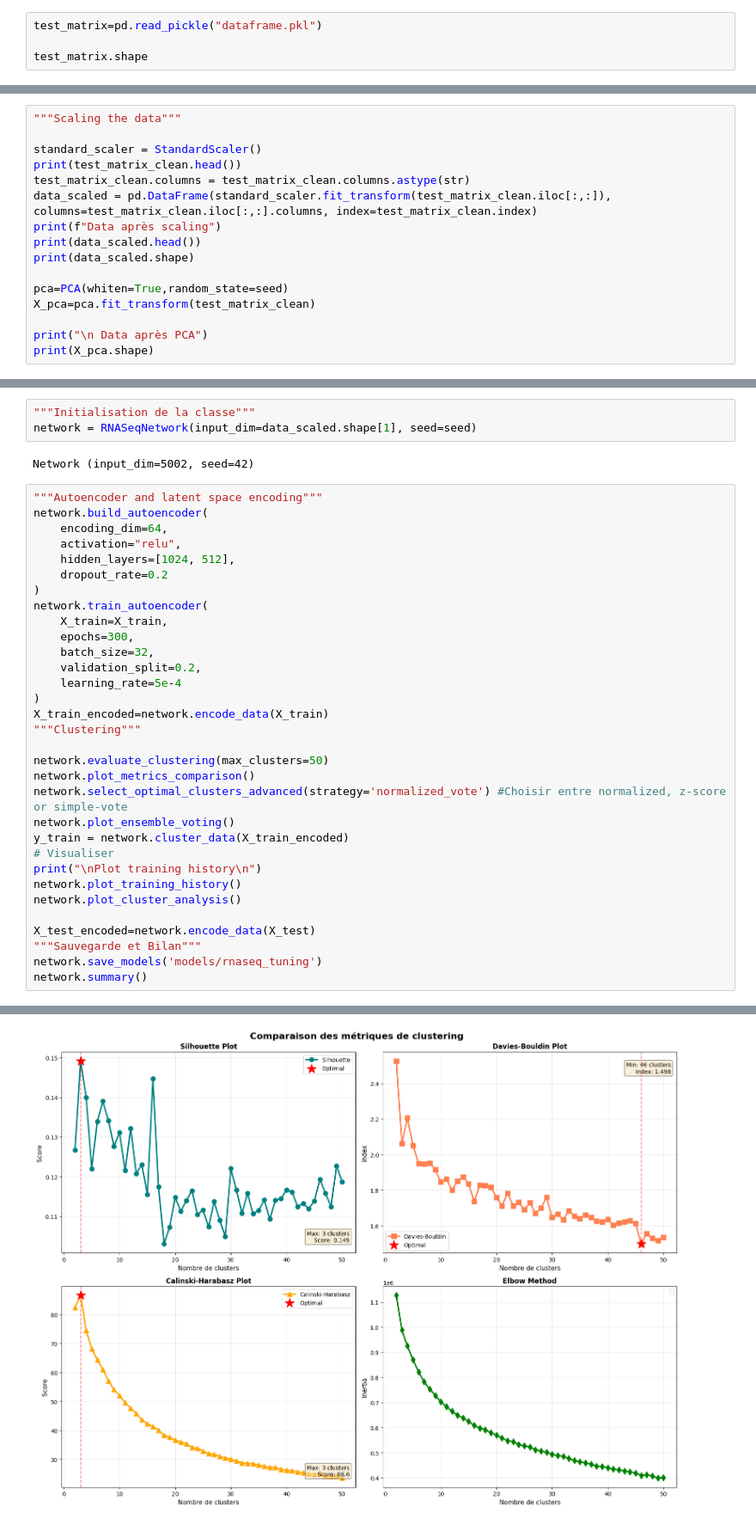
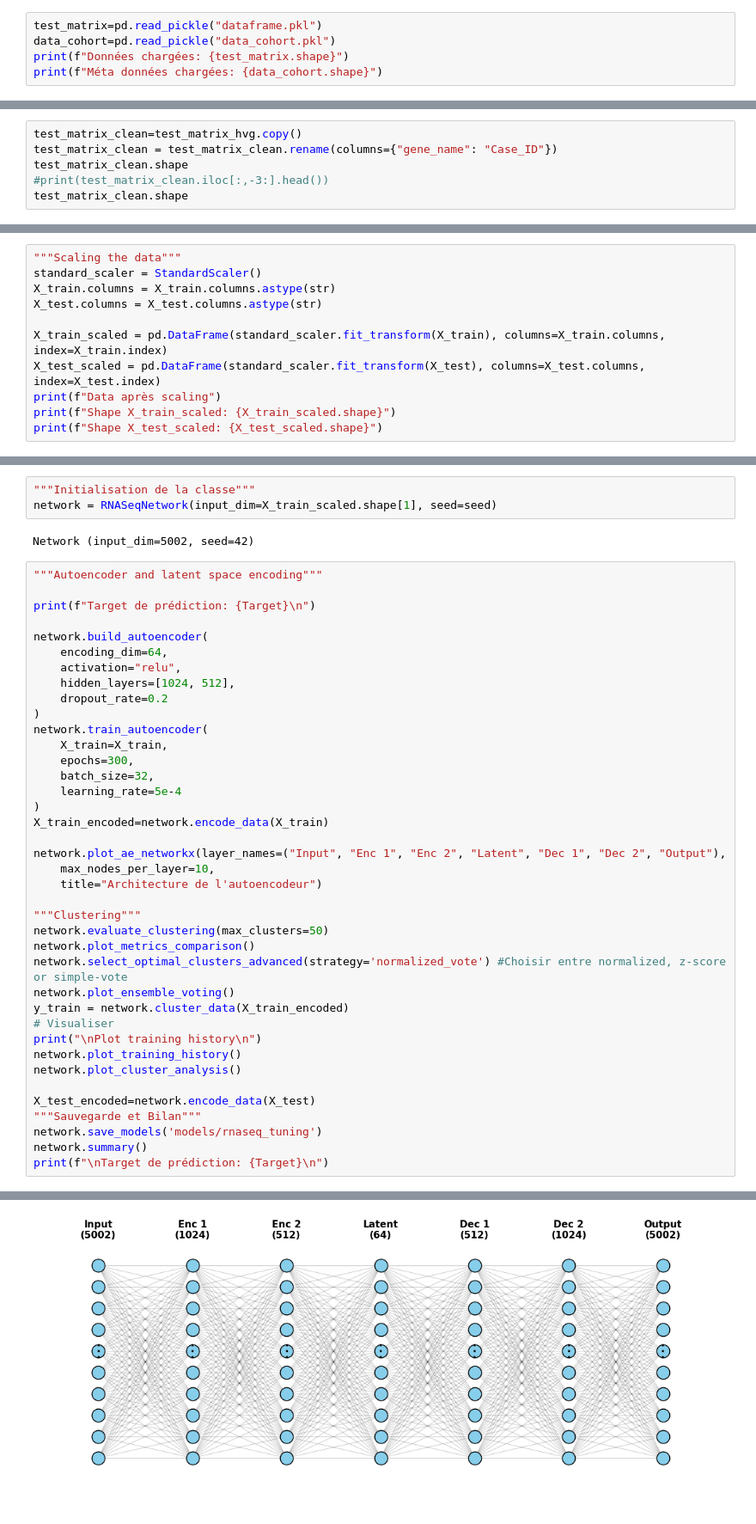
Before and after one commit to PCamargo710/UM5BIP12_Deep-Learning-KASSIOUI-LARDJANI-CAMARGO, a Jupyter notebook: Projet_DL.ipynb, the cells around one changed output, grey strips where cells are left out. Shown at 86% size. Cells and saved outputs as stored; diff of their text form.

Commit message:
Separation of scripts, streamline the usage of network class, implementation of AE visualisation using networkx, assessment of reproductibility issue

```diff
--- a/Projet_DL.ipynb
+++ b/Projet_DL.ipynb
@@ -250,5 +82,6 @@ test_matrix.head()
 # %%
 test_matrix=pd.read_pickle("dataframe.pkl")
-
-test_matrix.shape
+data_cohort=pd.read_pickle("data_cohort.pkl")
+print(f"Données chargées: {test_matrix.shape}")
+print(f"Méta données chargées: {data_cohort.shape}")
 # %% [output]
@@ -339,0 +172,6 @@ TCGA-A2-A04T  4.561892  0.922514  0.060624
+# %%
+test_matrix_clean=test_matrix_hvg.copy()
+test_matrix_clean = test_matrix_clean.rename(columns={"gene_name": "Case_ID"})
+test_matrix_clean.shape
+#print(test_matrix_clean.iloc[:,-3:].head())
+test_matrix_clean.shape
@@ -340,17 +253,12 @@ TCGA-A2-A04T  4.561892  0.922514  0.060624
 # %%
 """Scaling the data"""
+standard_scaler = StandardScaler()
+X_train.columns = X_train.columns.astype(str)
+X_test.columns = X_test.columns.astype(str)
 
-standard_scaler = StandardScaler()
-print(test_matrix_clean.head())
-test_matrix_clean.columns = test_matrix_clean.columns.astype(str)
-data_scaled = pd.DataFrame(standard_scaler.fit_transform(test_matrix_clean.iloc[:,:]), columns=test_matrix_clean.iloc[:,:].columns, index=test_matrix_clean.index)
+X_train_scaled = pd.DataFrame(standard_scaler.fit_transform(X_train), columns=X_train.columns, index=X_train.index)
+X_test_scaled = pd.DataFrame(standard_scaler.fit_transform(X_test), columns=X_test.columns, index=X_test.index)
 print(f"Data après scaling")
-print(data_scaled.head())
-print(data_scaled.shape)
-
-pca=PCA(whiten=True,random_state=seed)
-X_pca=pca.fit_transform(test_matrix_clean)
-
-print("\n Data après PCA")
-print(X_pca.shape)
+print(f"Shape X_train_scaled: {X_train_scaled.shape}")
+print(f"Shape X_test_scaled: {X_test_scaled.shape}")
 # %% [output]
@@ -1155,11 +1148,14 @@ class RNASeqNetwork:
 ## Usage of Class
 # %%
 """Initialisation de la classe"""
-network = RNASeqNetwork(input_dim=data_scaled.shape[1], seed=seed)
+network = RNASeqNetwork(input_dim=X_train_scaled.shape[1], seed=seed)
 # %% [output]
 Network (input_dim=5002, seed=42)
 # %%
 """Autoencoder and latent space encoding"""
+
+print(f"Target de prédiction: {Target}\n")
+
 network.build_autoencoder(
     encoding_dim=64,
     activation="relu",
@@ -1170,12 +1166,15 @@ network.train_autoencoder(
     X_train=X_train,
     epochs=300,
     batch_size=32,
-    validation_split=0.2,
     learning_rate=5e-4
 )
 X_train_encoded=network.encode_data(X_train)
+
+network.plot_ae_networkx(layer_names=("Input", "Enc 1", "Enc 2", "Latent", "Dec 1", "Dec 2", "Output"),
+    max_nodes_per_layer=10,
+    title="Architecture de l'autoencodeur")
+
 """Clustering"""
-
 network.evaluate_clustering(max_clusters=50)
 network.plot_metrics_comparison()
 network.select_optimal_clusters_advanced(strategy='normalized_vote') #Choisir entre normalized, z-score or simple-vote
@@ -1190,4 +1189,5 @@ X_test_encoded=network.encode_data(X_test)
 """Sauvegarde et Bilan"""
 network.save_models('models/rnaseq_tuning')
 network.summary()
+print(f"\nTarget de prédiction: {Target}\n")
 # %% [output]
@@ -1233 +1220 @@ Résumé des métriques:
-[figure, old version]
+[figure, new version]
```
Also changed, not shown: parts of 36 cells of this notebook.
